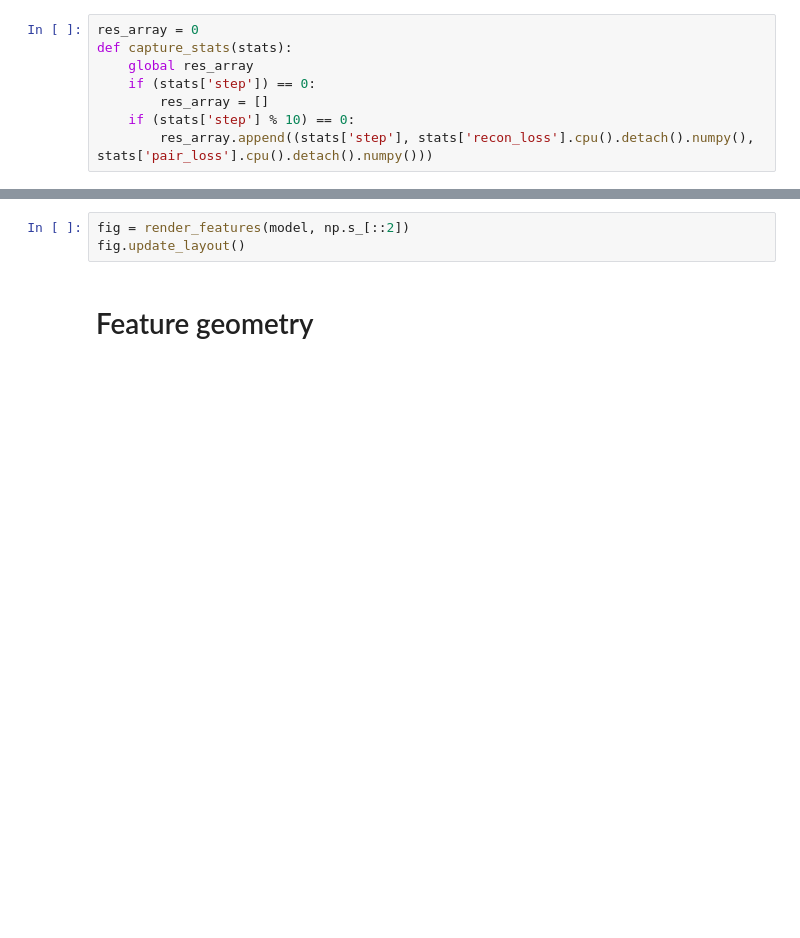
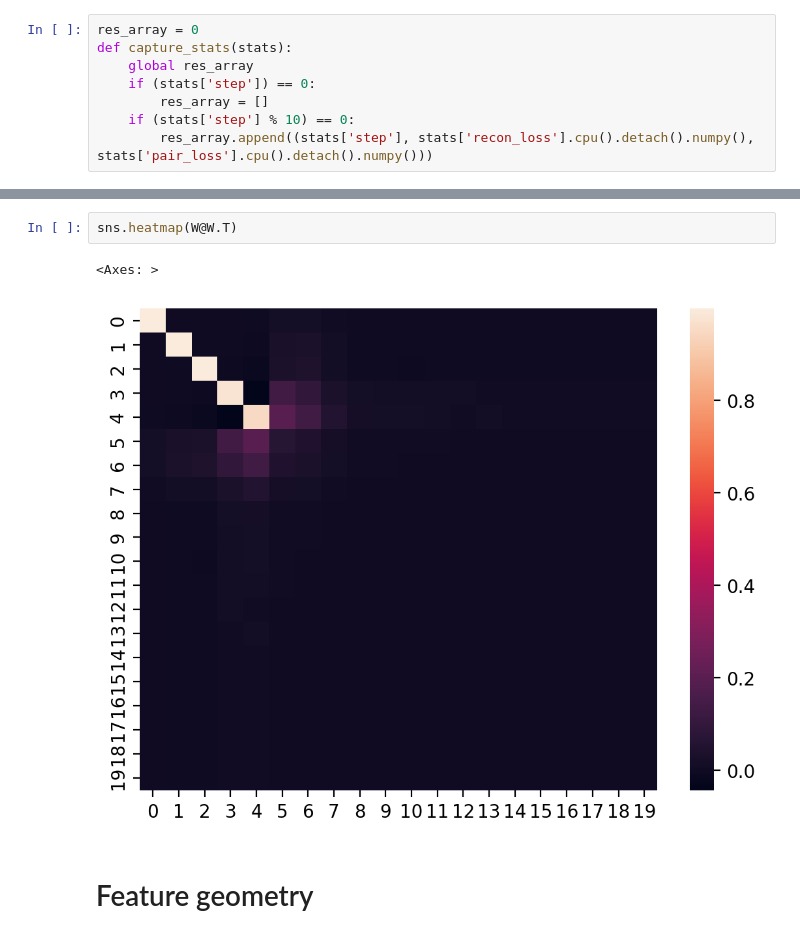
Before and after one commit to mcrovella/sparse-learning, a Jupyter notebook: mark/toy_xformer.ipynb, the cells around one changed output, grey strips where cells are left out. Saved outputs shown, nothing was run; the diff lists cells and outputs as text; blank space fills up the shorter version.

```diff
--- a/mark/toy_xformer.ipynb
+++ b/mark/toy_xformer.ipynb
@@ -385,6 +380,8 @@ Weight: %{customdata:0.2f}
-# %%
-fig = render_features(model, np.s_[::2])
-fig.update_layout()
+# %%
+sns.heatmap(W@W.T)
+# %% [output]
+<Axes: >
+[figure, added]
 # %% [markdown]
 # Feature geometry
 # %%
```
Also changed, not shown: parts of 17 cells of this notebook.
